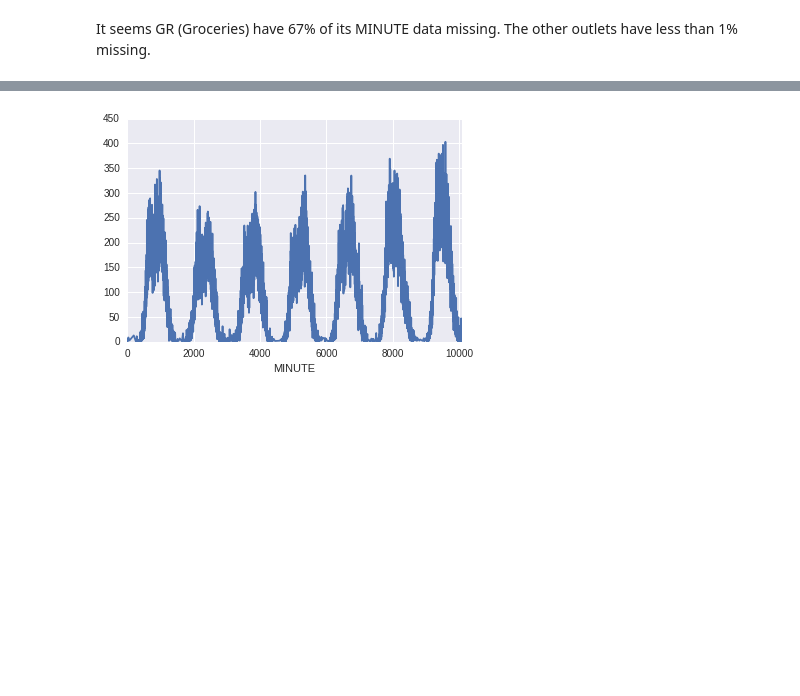
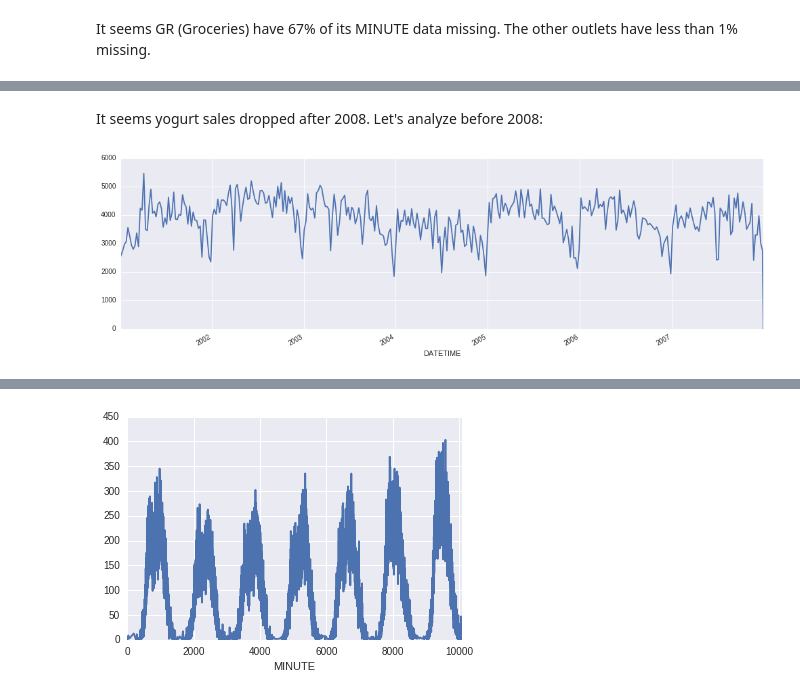
Before and after one commit to mGalarnyk/Machine_Learning_Froyo, a Jupyter notebook: Sadat/IRI_Overview.ipynb, the cells around one changed output, grey strips where cells are left out. Drawn from its saved outputs; the diff is of its cells as text; code cells hidden in the pictures; blank space fills up the shorter version.

```diff
--- a/Sadat/IRI_Overview.ipynb
+++ b/Sadat/IRI_Overview.ipynb
@@ -106,0 +138,7 @@ It seems GR (Groceries) have 67% of its MINUTE data missing. The other outlets h
+# %% [markdown]
+It seems yogurt sales dropped after 2008. Let's analyze before 2008:
+# %%
+plt.figure(figsize=(17,5))
+df[df['DATETIME']<dt.datetime(year=2008, month=1, day=1)].groupby('DATETIME')['DOLLARS'].sum().plot();
+# %% [output]
+[figure, added]
```
Also changed, not shown: parts of 21 cells of this notebook.
